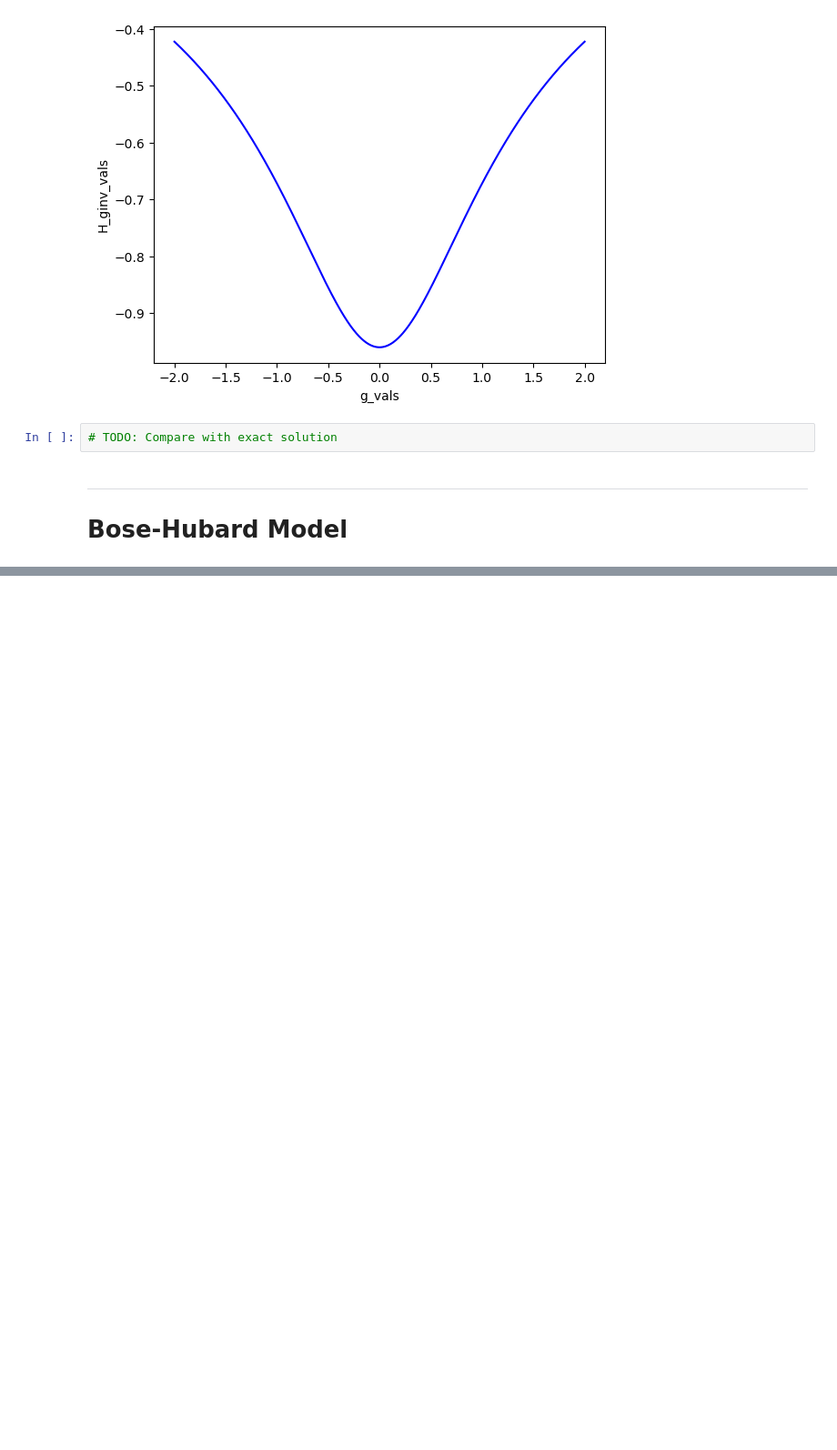
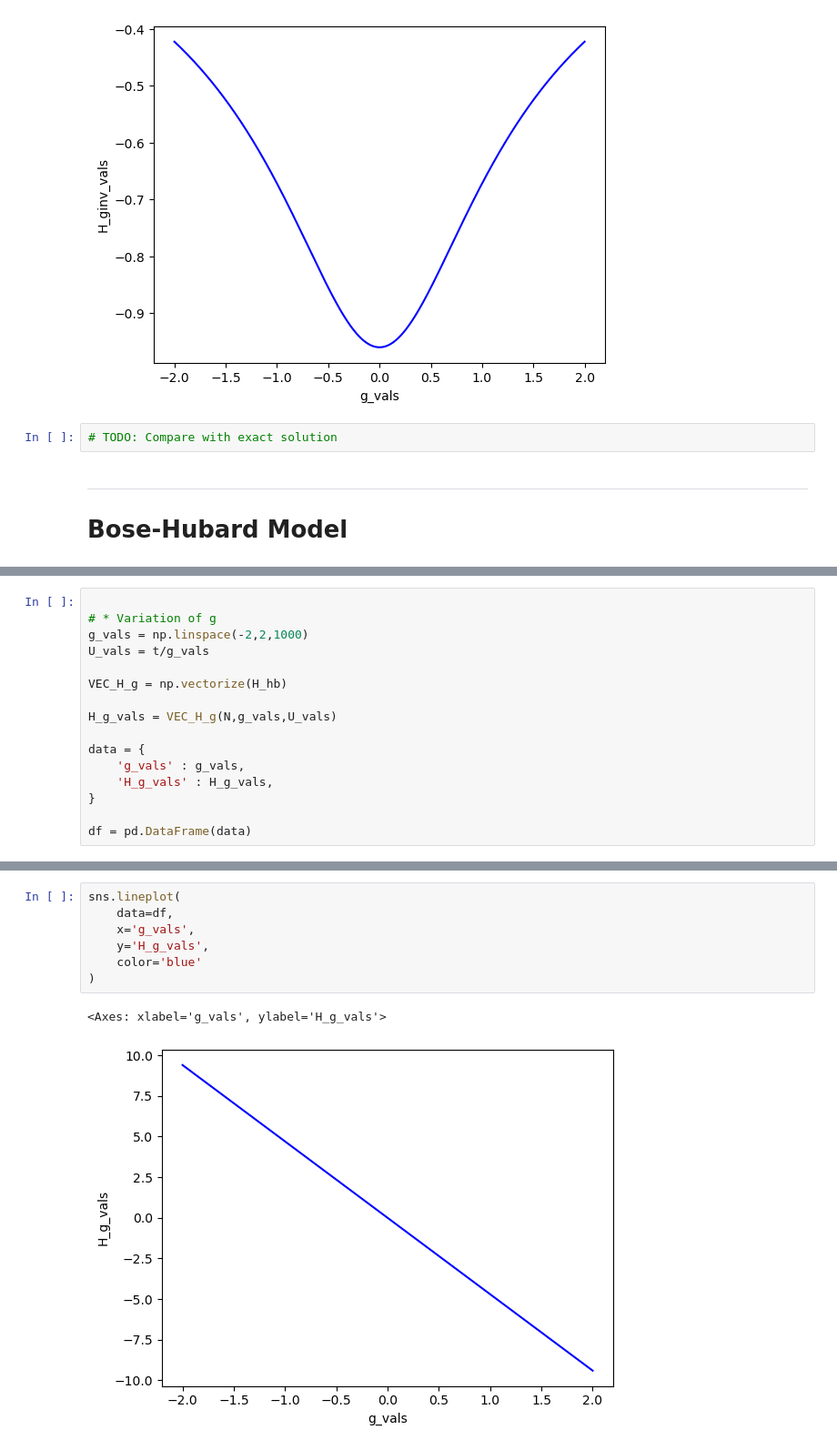
Before and after one commit to Mich-blz/Interpolations, a Jupyter notebook: Tarea1.ipynb, the cells around one changed output, grey strips where cells are left out. Shown: that part at 91% size. Drawn from its saved outputs; the diff is of its cells as text; blank space fills up the shorter version.

```diff
--- a/Tarea1.ipynb
+++ b/Tarea1.ipynb
@@ -474,0 +561,16 @@ sns.lineplot(
+# %%
+
+# * Variation of g
+g_vals = np.linspace(-2,2,1000)
+U_vals = t/g_vals
+
+VEC_H_g = np.vectorize(H_hb)
+
+H_g_vals = VEC_H_g(N,g_vals,U_vals)
+
+data = {
+    'g_vals' : g_vals,
+    'H_g_vals' : H_g_vals,
+}
+
+df = pd.DataFrame(data)
@@ -474,0 +595,10 @@ sns.lineplot(
+# %%
+sns.lineplot(
+    data=df,
+    x='g_vals',
+    y='H_g_vals',
+    color='blue'
+)
+# %% [output]
+<Axes: xlabel='g_vals', ylabel='H_g_vals'>
+[figure, added]
```
Also changed, not shown: parts of 12 cells of this notebook.
